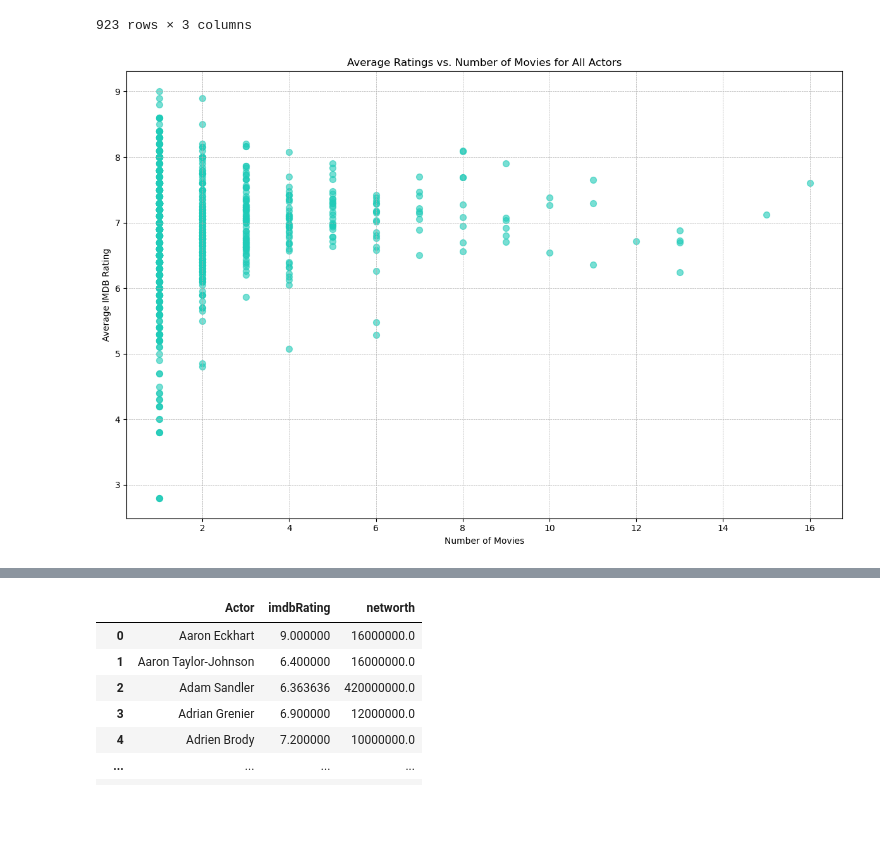
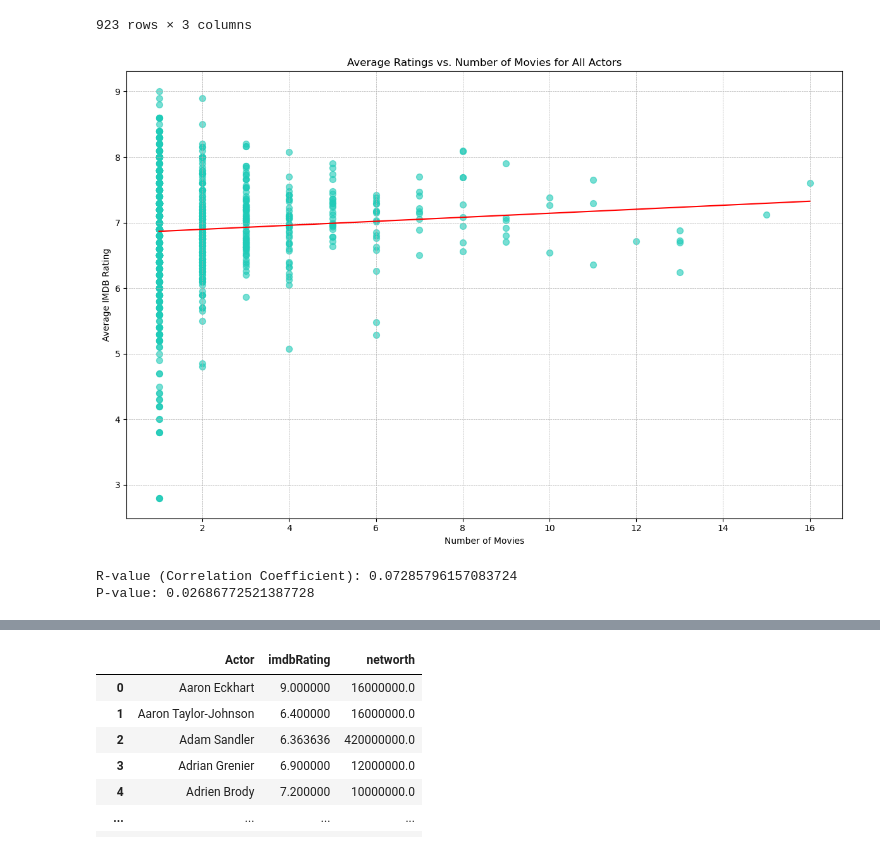
Before and after one commit to benoitchamot/MovieNerd, a Jupyter notebook: dataExplorationJKozak.ipynb, the cells around one changed output, grey strips where cells are left out. Drawn from its saved outputs; the diff is of its cells as text; code cells hidden in the pictures; blank space fills up the shorter version.

```diff
--- a/dataExplorationJKozak.ipynb
+++ b/dataExplorationJKozak.ipynb
@@ -310,17 +310,34 @@ merged_df
 | 922 | Sharlto Copley | 1 | 6.900000 |
 923 rows × 3 columns
 # %%
-# Plotting scatter plot
+# Plotting scatter plot to show the relationship between an Actor's Movie Count and their IMDB Rating
 plt.figure(figsize=(12, 8))
 plt.scatter(merged_df['Count of movies'], merged_df['imdbRating'], color='#1FCBB8', s=50, alpha=0.6)
+
+
+
+# Add the linear regression equation and line to plot
+x_values = merged_df['Count of movies']
+y_values = merged_df['imdbRating']
+(slope, intercept, rvalue, pvalue, stderr) = linregress(x_values, y_values)
+regress_values = x_values * slope + intercept
+line_eq = "y = " + str(round(slope,2)) + "x + " + str(round(intercept,2))
+
+
+plt.plot(x_values,regress_values,"r-")
 
 # Adding title, labels, and a grid
 plt.title('Average Ratings vs. Number of Movies for All Actors')
 plt.xlabel('Number of Movies')
 plt.ylabel('Average IMDB Rating')
 plt.grid(True, which='both', linestyle='--', linewidth=0.5)
 
 plt.tight_layout()
 plt.show()
+
+print(f"R-value (Correlation Coefficient): {rvalue}")
+print(f"P-value: {pvalue}")
 # %% [output]
-[figure, old version]
+[figure, new version]
+R-value (Correlation Coefficient): 0.07285796157083724
+P-value: 0.02686772521387728
```
Also changed, not shown: parts of 18 cells of this notebook.
